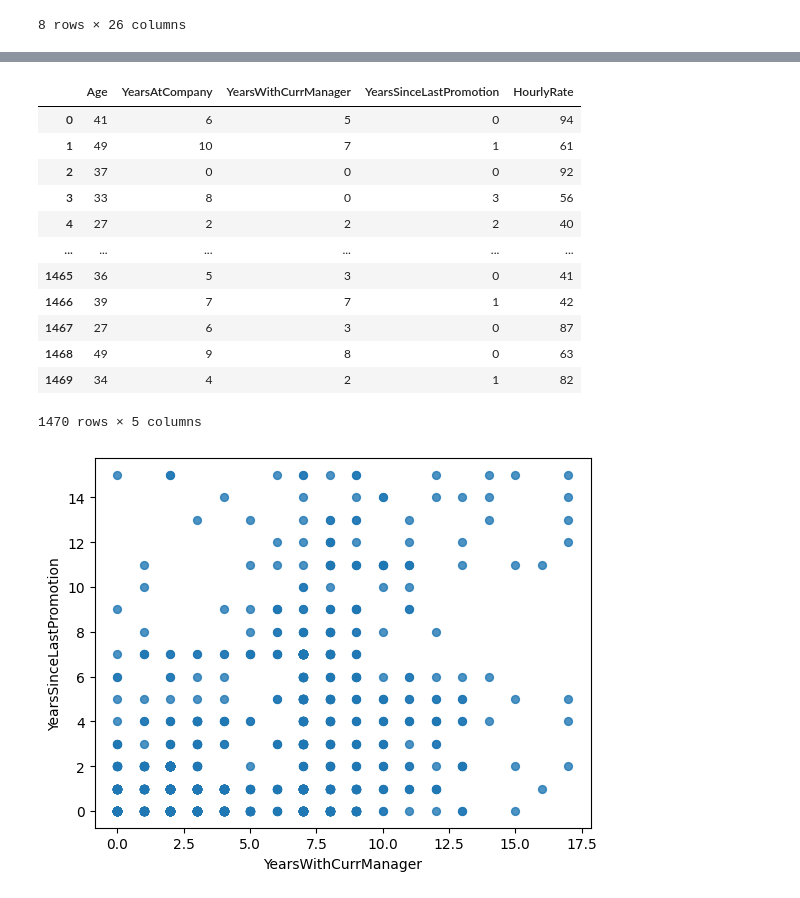
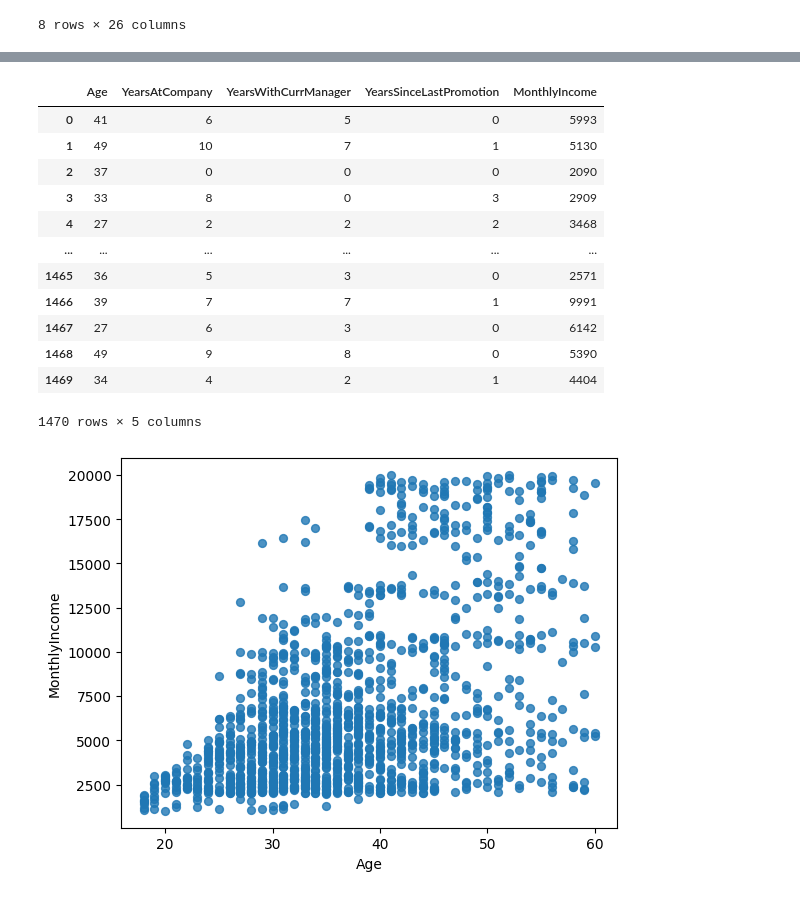
Before and after one commit to Mustafamkhan/ibp_class_mustafa, a Jupyter notebook: ibp_class_2.ipynb, the cells around one changed output, grey strips where cells are left out. Cells and saved outputs as stored; diff of their text form; code cells hidden in the pictures.

```diff
--- a/ibp_class_2.ipynb
+++ b/ibp_class_2.ipynb
@@ -86,23 +85,23 @@ array([ 5,  7,  0,  2,  6,  8,  3, 11, 17,  1,  4, 12,  9, 10, 15, 13, 16,
 # %%
-x = ['Age','YearsAtCompany','YearsWithCurrManager','YearsSinceLastPromotion','HourlyRate',]
+x = ['Age','YearsAtCompany','YearsWithCurrManager','YearsSinceLastPromotion','MonthlyIncome',]
 df[x]
 # %% [output]
-|  | Age | YearsAtCompany | YearsWithCurrManager | YearsSinceLastPromotion | HourlyRate |
-| 0 | 41 | 6 | 5 | 0 | 94 |
-| 1 | 49 | 10 | 7 | 1 | 61 |
-| 2 | 37 | 0 | 0 | 0 | 92 |
-| 3 | 33 | 8 | 0 | 3 | 56 |
-| 4 | 27 | 2 | 2 | 2 | 40 |
+|  | Age | YearsAtCompany | YearsWithCurrManager | YearsSinceLastPromotion | MonthlyIncome |
+| 0 | 41 | 6 | 5 | 0 | 5993 |
+| 1 | 49 | 10 | 7 | 1 | 5130 |
+| 2 | 37 | 0 | 0 | 0 | 2090 |
+| 3 | 33 | 8 | 0 | 3 | 2909 |
+| 4 | 27 | 2 | 2 | 2 | 3468 |
 | ... | ... | ... | ... | ... | ... |
-| 1465 | 36 | 5 | 3 | 0 | 41 |
-| 1466 | 39 | 7 | 7 | 1 | 42 |
-| 1467 | 27 | 6 | 3 | 0 | 87 |
-| 1468 | 49 | 9 | 8 | 0 | 63 |
-| 1469 | 34 | 4 | 2 | 1 | 82 |
+| 1465 | 36 | 5 | 3 | 0 | 2571 |
+| 1466 | 39 | 7 | 7 | 1 | 9991 |
+| 1467 | 27 | 6 | 3 | 0 | 6142 |
+| 1468 | 49 | 9 | 8 | 0 | 5390 |
+| 1469 | 34 | 4 | 2 | 1 | 4404 |
 1470 rows × 5 columns
 # %%
 from matplotlib import pyplot as plt
-df.plot(kind='scatter',x='YearsWithCurrManager',y='YearsSinceLastPromotion',s=32,alpha=0.8)
+df.plot(kind='scatter',x='Age',y='MonthlyIncome',s=32,alpha=0.8)
 plt.gca().spines[['top','right',]].set_visible(True)
 # %% [output]
-[figure, old version]
+[figure, new version]
```
Also changed, not shown: parts of 26 cells of this notebook.
